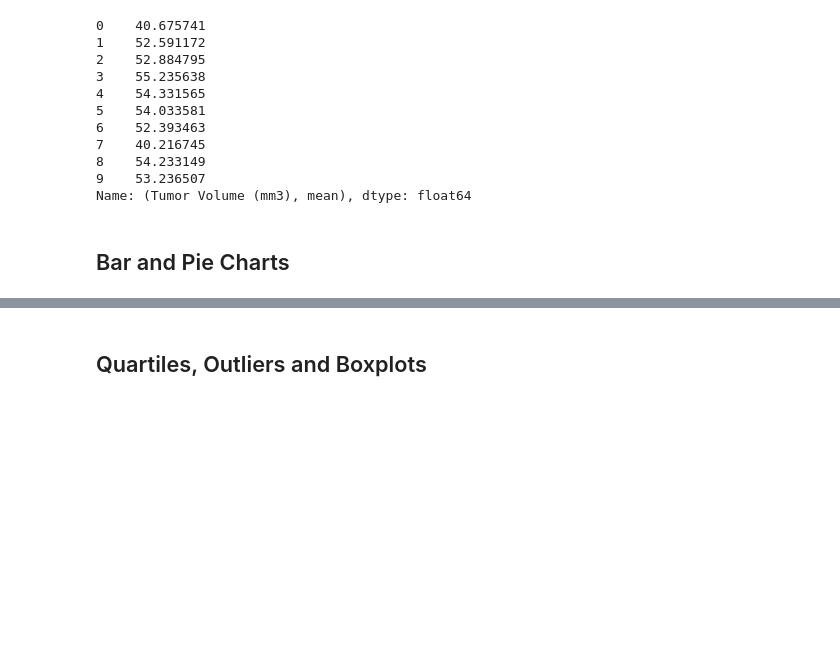
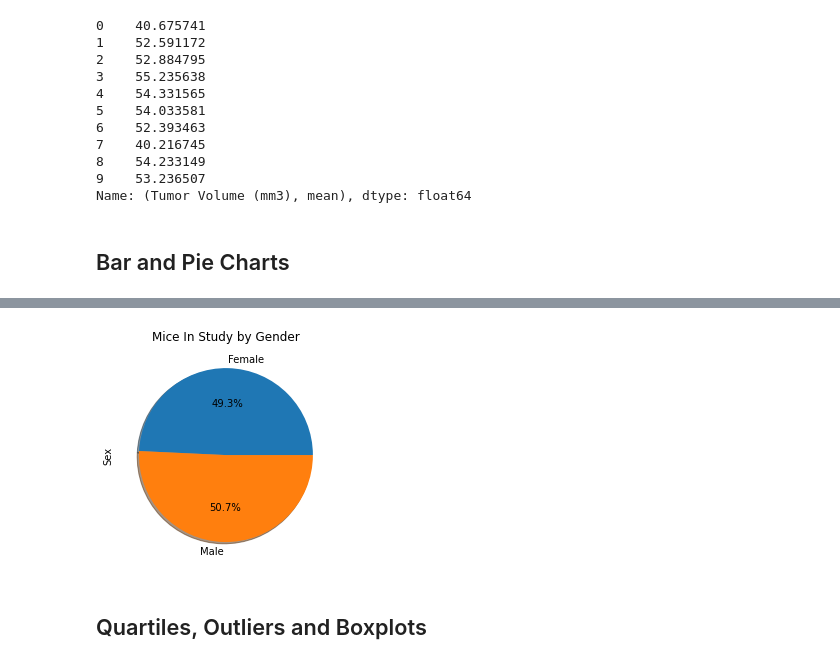
Before and after one commit to meielerol/matplotlib-challenge, a Jupyter notebook: pymaceuticals_starter.ipynb, the cells around one changed output, grey strips where cells are left out. Drawn from its saved outputs; the diff is of its cells as text; code cells hidden in the pictures; blank space fills up the shorter version.

```diff
--- a/pymaceuticals_starter.ipynb
+++ b/pymaceuticals_starter.ipynb
@@ -191,5 +222,12 @@ Name: (Tumor Volume (mm3), mean), dtype: float64
 # %%
 # Generate a pie plot showing the distribution of female versus male mice using pyplot
+mouseSex_df=pd.DataFrame(mouseGender_groups).rename(columns={'Sex':'Count'}).reset_index()
+plt.pie(mouseSex_df['Count'],labels=mouseSex_df['Sex'],autopct="%1.1f%%",shadow=True)
+plt.title("Mice In Study by Gender")
+plt.ylabel("Sex")
+plt.show()
+# %% [output]
+[figure, added]
 # %% [markdown]
 ## Quartiles, Outliers and Boxplots
 # %%
```
Also changed, not shown: parts of 4 cells of this notebook.
